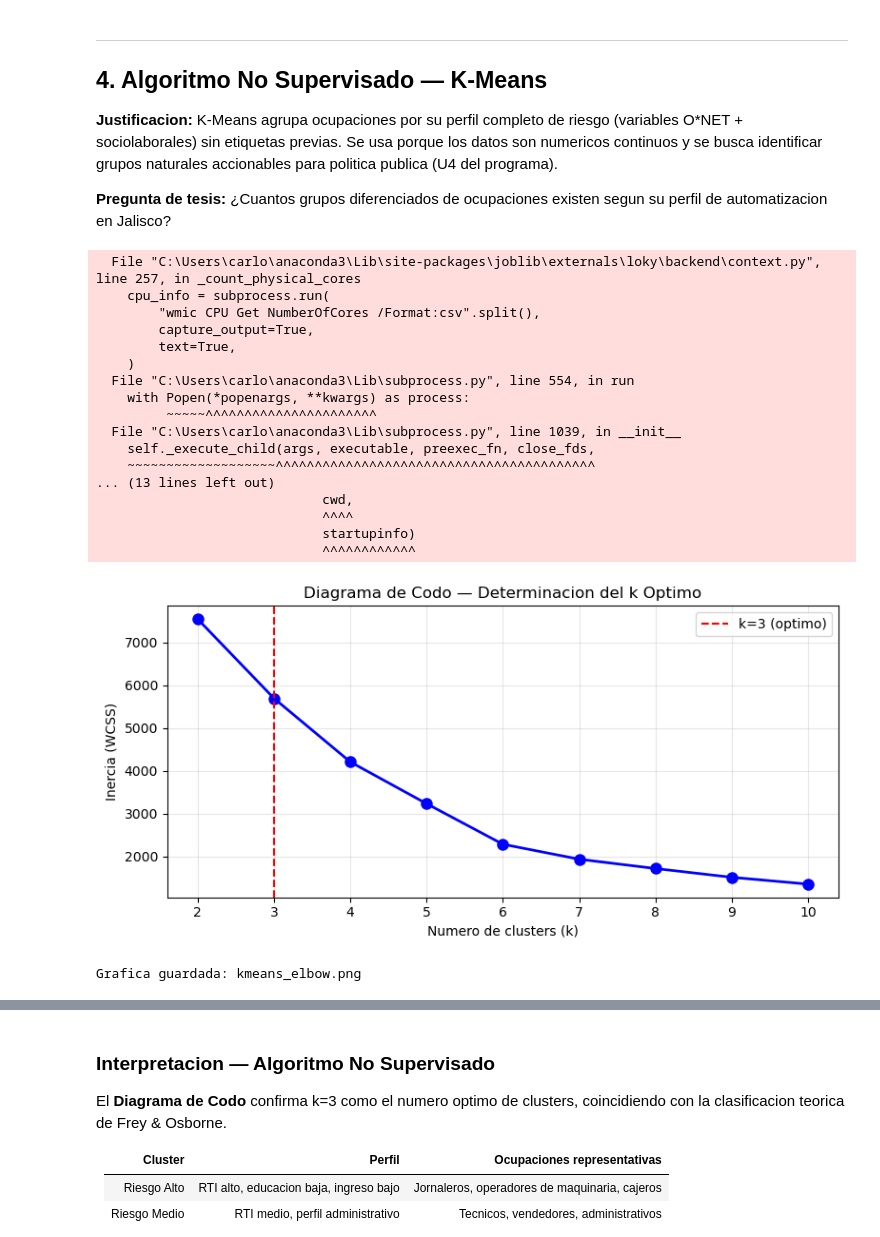
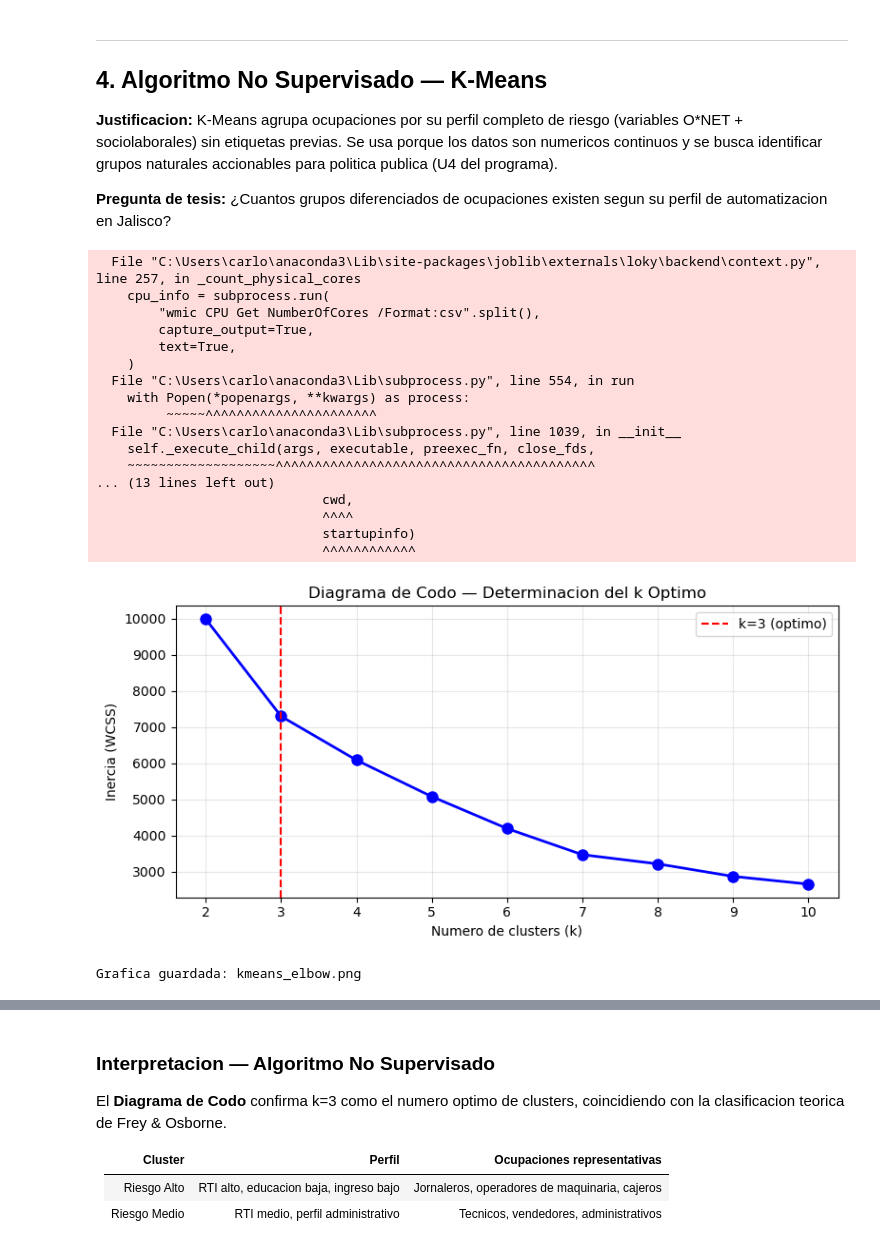
Before and after one commit to Carpuro/mcd_cucea, a Jupyter notebook: 2do-semestre/programacion-ii/proyectos/ProyectoFinal/07_ml_notebook.ipynb, the cells around one changed output, grey strips where cells are left out. Cells and saved outputs as stored; diff of their text form; code cells hidden in the pictures.

```diff
--- a/2do-semestre/programacion-ii/proyectos/ProyectoFinal/07_ml_notebook.ipynb
+++ b/2do-semestre/programacion-ii/proyectos/ProyectoFinal/07_ml_notebook.ipynb
@@ -343,21 +326,17 @@ grupos naturales accionables para politica publica (U4 del programa).
 **Pregunta de tesis:** ¿Cuantos grupos diferenciados de ocupaciones existen
 segun su perfil de automatizacion en Jalisco?
 # %%
-# Features para clustering: perfil completo (ENOE + O*NET)
-cluster_features = ['frey_osborne_score', 'rti', 'cognitive_demand',
+cluster_features = ['automation_risk', 'rti', 'cognitive_demand',
                     'social_interaction', 'creativity',
                     'nivel_educativo', 'ingreso_mensual']
 
 X_cluster = df[cluster_features].copy()
 
-# Escalar — obligatorio para K-Means (sensible a magnitud)
 scaler_km = StandardScaler()
 X_scaled = scaler_km.fit_transform(X_cluster)
 
-# Diagrama de Codo — determinar k optimo
 inercias = []
 k_range = range(2, 11)
-
 for k in k_range:
     km = KMeans(n_clusters=k, random_state=42, n_init=10)
     km.fit(X_scaled)
@@ -366,33 +345,33 @@ for k in k_range:
 plt.figure(figsize=(8, 4))
 plt.plot(k_range, inercias, 'bo-', linewidth=2, markersize=8)
 plt.axvline(x=3, color='red', linestyle='--', linewidth=1.5, label='k=3 (optimo)')
 plt.xlabel('Numero de clusters (k)')
 plt.ylabel('Inercia (WCSS)')
 plt.title('Diagrama de Codo — Determinacion del k Optimo')
 plt.legend()
 plt.grid(True, alpha=0.3)
 plt.tight_layout()
 plt.savefig('kmeans_elbow.png', dpi=150, bbox_inches='tight')
 plt.show()
 print('Grafica guardada: kmeans_elbow.png')
 # %% [output]
   File "C:\Users\carlo\anaconda3\Lib\site-packages\joblib\externals\loky\backend\context.py", line 257, in _count_physical_cores
     cpu_info = subprocess.run(
         "wmic CPU Get NumberOfCores /Format:csv".split(),
         capture_output=True,
         text=True,
     )
   File "C:\Users\carlo\anaconda3\Lib\subprocess.py", line 554, in run
     with Popen(*popenargs, **kwargs) as process:
          ~~~~~^^^^^^^^^^^^^^^^^^^^^^
   File "C:\Users\carlo\anaconda3\Lib\subprocess.py", line 1039, in __init__
     self._execute_child(args, executable, preexec_fn, close_fds,
     ~~~~~~~~~~~~~~~~~~~^^^^^^^^^^^^^^^^^^^^^^^^^^^^^^^^^^^^^^^^^
 ... (13 lines left out)
                              cwd,
                              ^^^^
                              startupinfo)
                              ^^^^^^^^^^^^
-[figure, old version]
+[figure, new version]
 Grafica guardada: kmeans_elbow.png
 # %%
```
Also changed, not shown: parts of 9 cells of this notebook.
